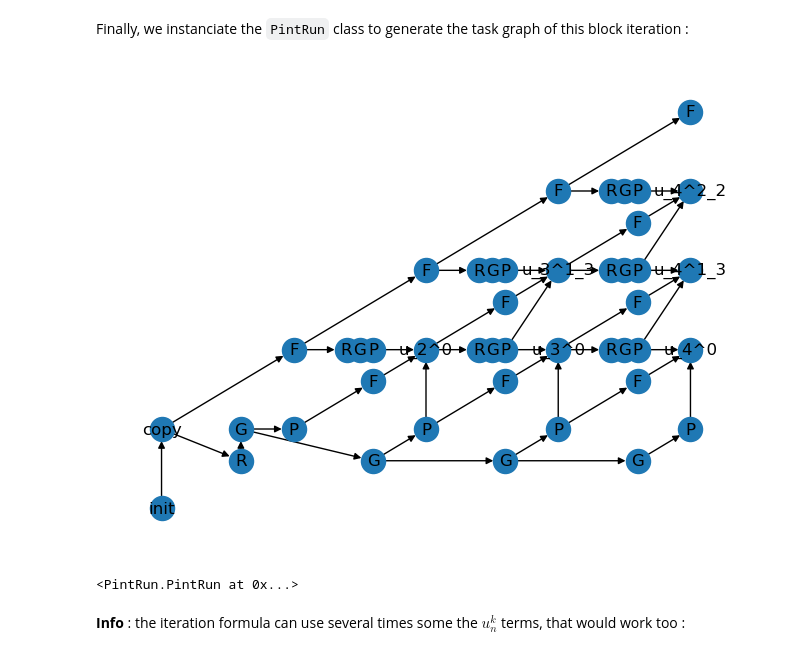
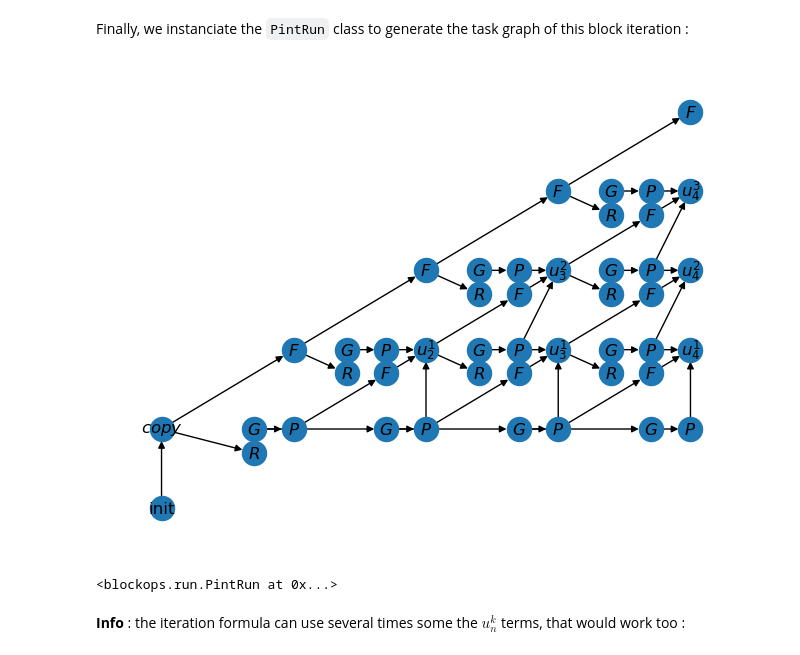
Before and after one commit to Parallel-in-Time/time4apint, a Jupyter notebook: notebook/01_baseTuto.ipynb, the cells around one changed output. Saved outputs shown, nothing was run; the diff lists cells and outputs as text; code cells hidden in the pictures.

```diff
--- a/notebook/01_baseTuto.ipynb
+++ b/notebook/01_baseTuto.ipynb
@@ -40,10 +35,10 @@ pararealSC_new = BlockIteration(
 # %% [markdown]
 Finally, we instanciate the `PintRun` class to generate the task graph of this block iteration :
 # %%
-PintRun(pararealSC_new, nBlocks, None)
+PintRun(pararealSC_new, nBlocks)
 # %% [output]
-[figure, old version]
+[figure, new version]
-<PintRun.PintRun at 0x...>
+<blockops.run.PintRun at 0x...>
 # %% [markdown]
 **Info** : the iteration formula can use several times some the $u_{n}^{k}$ terms, that would work too :
 # %%
```
Also changed, not shown: parts of 3 cells of this notebook, 9 other files.
